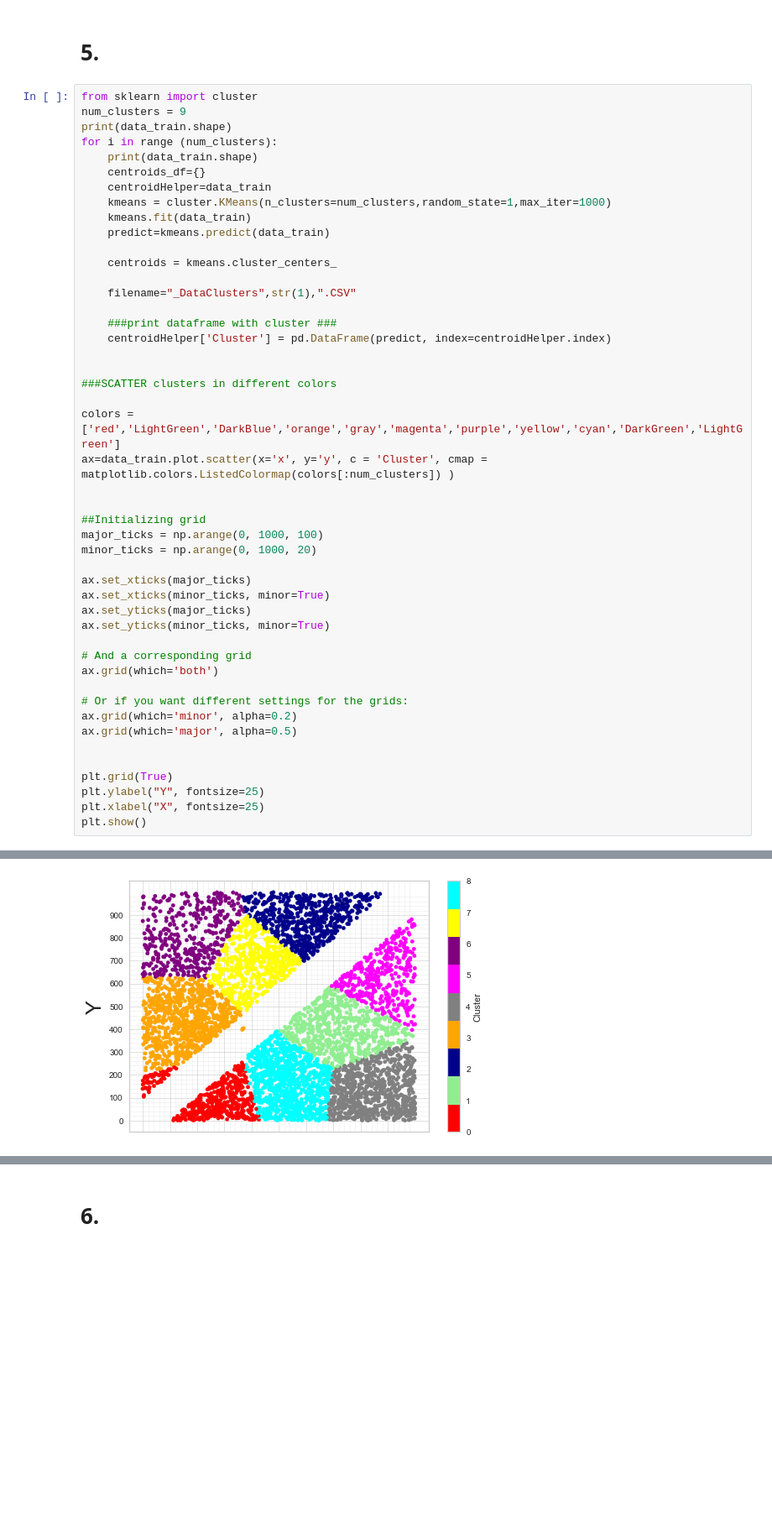
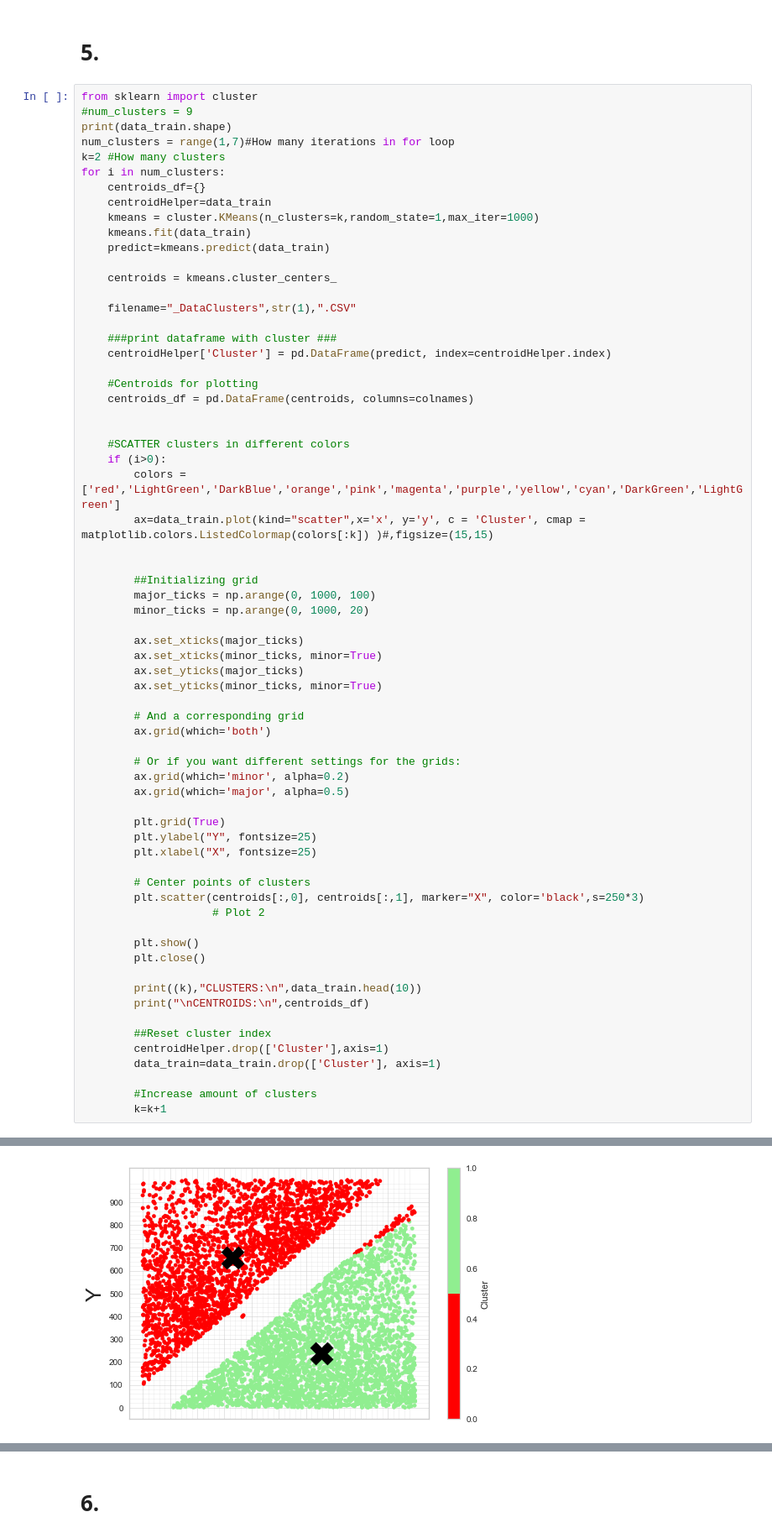
Before and after one commit to Yooru6/Machine-Learning-Group-Assignments, a Jupyter notebook: Methods/Methods_2 Cluster analysis/T2_DroneDelivery.ipynb, the cells around one changed output, grey strips where cells are left out. Shown at 84% size. Cells and saved outputs as stored; diff of their text form; blank space fills up the shorter version.

Commit message:
plotting works on every exercise

```diff
--- a/Methods/Methods_2 Cluster analysis/T2_DroneDelivery.ipynb
+++ b/Methods/Methods_2 Cluster analysis/T2_DroneDelivery.ipynb
@@ -340,13 +360,14 @@ plt.show()
 # 5.
 # %%
 from sklearn import cluster
-num_clusters = 9
+#num_clusters = 9
 print(data_train.shape)
-for i in range (num_clusters):
-    print(data_train.shape)
+num_clusters = range(1,7)#How many iterations in for loop
+k=2 #How many clusters
+for i in num_clusters:
     centroids_df={}
     centroidHelper=data_train
-    kmeans = cluster.KMeans(n_clusters=num_clusters,random_state=1,max_iter=1000)
+    kmeans = cluster.KMeans(n_clusters=k,random_state=1,max_iter=1000)
     kmeans.fit(data_train)
     predict=kmeans.predict(data_train)
 
@@ -357,32 +378,50 @@ for i in range (num_clusters):
     ###print dataframe with cluster ###
     centroidHelper['Cluster'] = pd.DataFrame(predict, index=centroidHelper.index)
 
-
-###SCATTER clusters in different colors
-
-colors = ['red','LightGreen','DarkBlue','orange','gray','magenta','purple','yellow','cyan','DarkGreen','LightGreen']
-ax=data_train.plot.scatter(x='x', y='y', c = 'Cluster', cmap = matplotlib.colors.ListedColormap(colors[:num_clusters]) )
+    #Centroids for plotting
+    centroids_df = pd.DataFrame(centroids, columns=colnames)
 
 
-##Initializing grid
-major_ticks = np.arange(0, 1000, 100)
-minor_ticks = np.arange(0, 1000, 20)
-
-ax.set_xticks(major_ticks)
-ax.set_xticks(minor_ticks, minor=True)
-ax.set_yticks(major_ticks)
-ax.set_yticks(minor_ticks, minor=True)
-
-# And a corresponding grid
-ax.grid(which='both')
-
-# Or if you want different settings for the grids:
-ax.grid(which='minor', alpha=0.2)
-ax.grid(which='major', alpha=0.5)
+    #SCATTER clusters in different colors
+    if (i>0):
+        colors =  ['red','LightGreen','DarkBlue','orange','pink','magenta','purple','yellow','cyan','DarkGreen','LightGreen']
+        ax=data_train.plot(kind="scatter",x='x', y='y', c = 'Cluster', cmap = matplotlib.colors.ListedColormap(colors[:k]) )#,figsize=(15,15)
 
 
-plt.grid(True)
-plt.ylabel("Y", fontsize=25)
-plt.xlabel("X", fontsize=25)
-plt.show()
+        ##Initializing grid
+        major_ticks = np.arange(0, 1000, 100)
+        minor_ticks = np.arange(0, 1000, 20)
+
+        ax.set_xticks(major_ticks)
+        ax.set_xticks(minor_ticks, minor=True)
+        ax.set_yticks(major_ticks)
+        ax.set_yticks(minor_ticks, minor=True)
+
+        # And a corresponding grid
+        ax.grid(which='both')
+
+        # Or if you want different settings for the grids:
+        ax.grid(which='minor', alpha=0.2)
+        ax.grid(which='major', alpha=0.5)
+
+        plt.grid(True)
+        plt.ylabel("Y", fontsize=25)
+        plt.xlabel("X", fontsize=25)
+
+        # Center points of clusters
+        plt.scatter(centroids[:,0], centroids[:,1], marker="X", color='black',s=250*3)
+                    # Plot 2
+
+        plt.show()
+        plt.close()
+
+        print((k),"CLUSTERS:\n",data_train.head(10))
+        print("\nCENTROIDS:\n",centroids_df)
+
+        ##Reset cluster index
+        centroidHelper.drop(['Cluster'],axis=1)
+        data_train=data_train.drop(['Cluster'], axis=1)
+
+        #Increase amount of clusters
+        k=k+1
 # %% [output]
@@ -399 +429 @@ plt.show()
-[figure, old version]
+[figure, new version]
```
Also changed, not shown: parts of 7 cells of this notebook, 1 other file.
